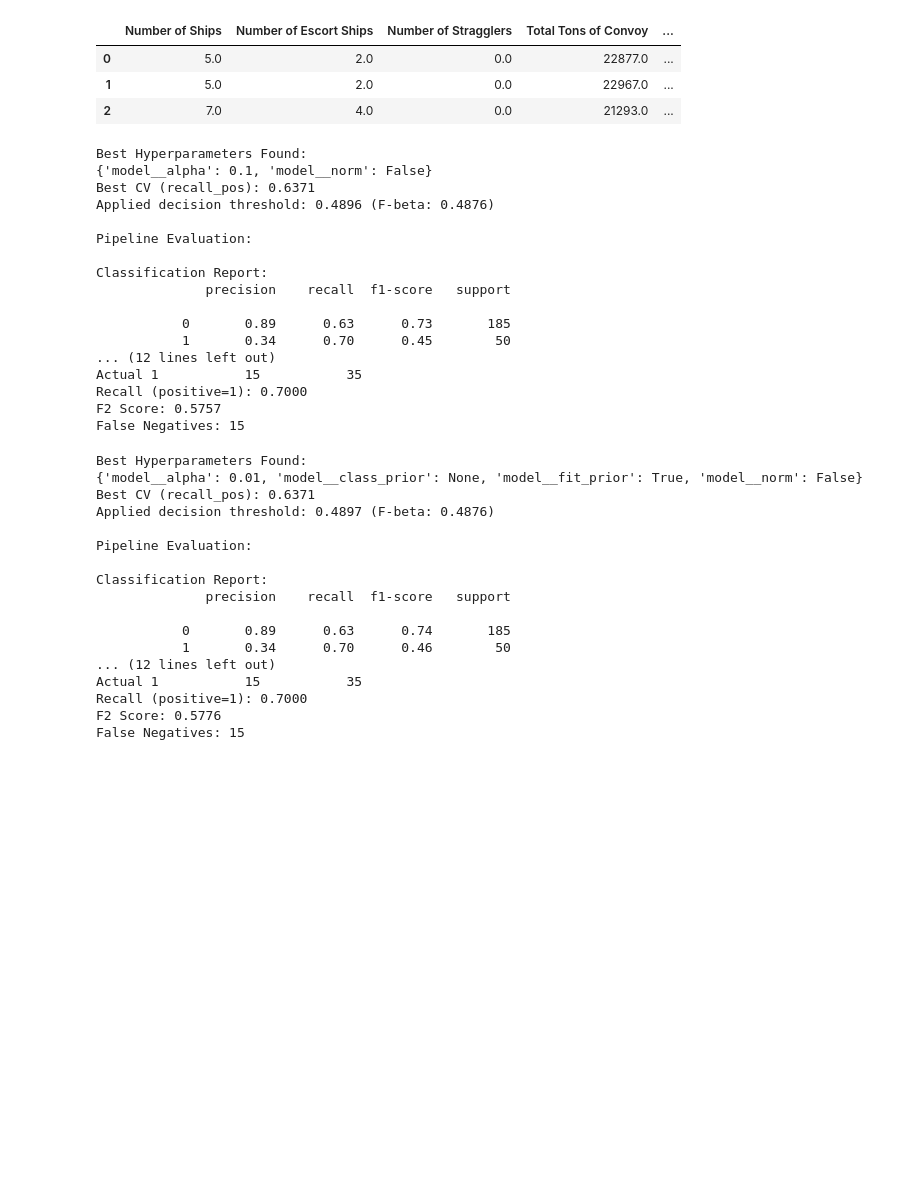
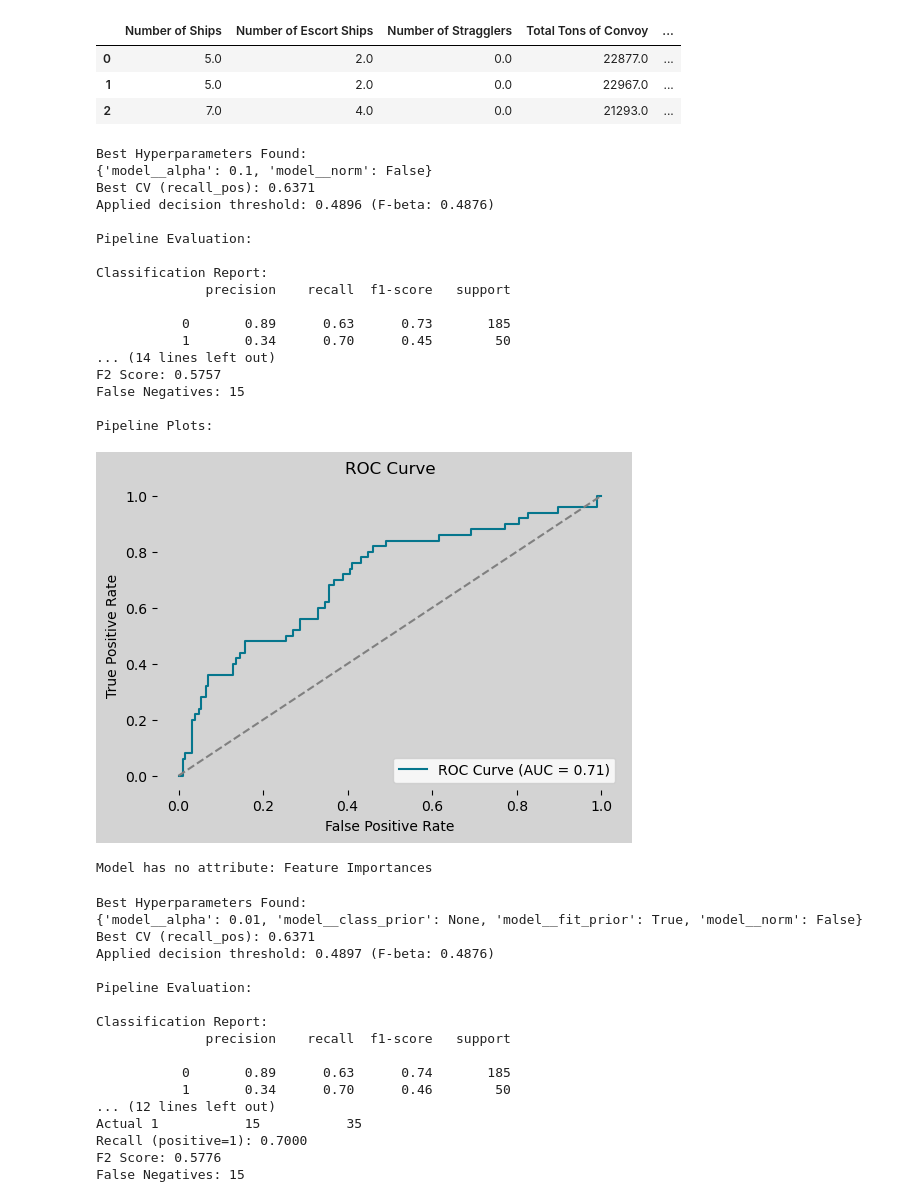
Before and after one commit to MAP9900/Convoy-Predictor-Project, a Jupyter notebook: notebooks/exploration/CNB_and_QDA_Test.ipynb, the cells around one changed output. Cells and saved outputs as stored; diff of their text form; code cells hidden in the pictures; blank space fills up the shorter version.

Commit message:
Update QDA and CNB Testers
Removed feature importance as not applicable to these algorithms. Also fixed show_plots to work for all three plots (PR Curve, ROC Curve, CM).

```diff
--- a/notebooks/exploration/CNB_and_QDA_Test.ipynb
+++ b/notebooks/exploration/CNB_and_QDA_Test.ipynb
@@ -63,29 +63,31 @@ cnb_grid2 = {"model__alpha": [0.01, 0.05, 0.1, 0.25, 0.5, 0.75, 1.0, 1.5],
 # %%
 #Simple Param Grid Test
 cnb = CNB_Class(parameter_grid=cnb_grid1, cv_folds=5, random_state=1945)
 cnb.positive_label = positive_label
 cnb.auto_calibrate_threshold = True
 cnb.train_test_split(X, y)
 cnb.optimize(scoring=recall_scorers, refit="recall_pos")
-cnb_results = cnb.evaluate(show_plots=False, print_results=True)
+cnb_results = cnb.evaluate(show_plots=True, print_results=True)
 # %% [output]
 Best Hyperparameters Found:
 {'model__alpha': 0.1, 'model__norm': False}
 Best CV (recall_pos): 0.6371
 Applied decision threshold: 0.4896 (F-beta: 0.4876)
 
 Pipeline Evaluation:
 
 Classification Report:
               precision    recall  f1-score   support
 
            0       0.89      0.63      0.73       185
            1       0.34      0.70      0.45        50
-... (12 lines left out)
-Actual 1           15           35
-Recall (positive=1): 0.7000
+... (14 lines left out)
 F2 Score: 0.5757
 False Negatives: 15
+
+Pipeline Plots:
+[figure, added]
+Model has no attribute: Feature Importances
 # %%
 #More In Depth Param Grid Test
 cnb2 = CNB_Class(parameter_grid=cnb_grid2, cv_folds=5, random_state=1945)
```
Also changed, not shown: 2 other files.
